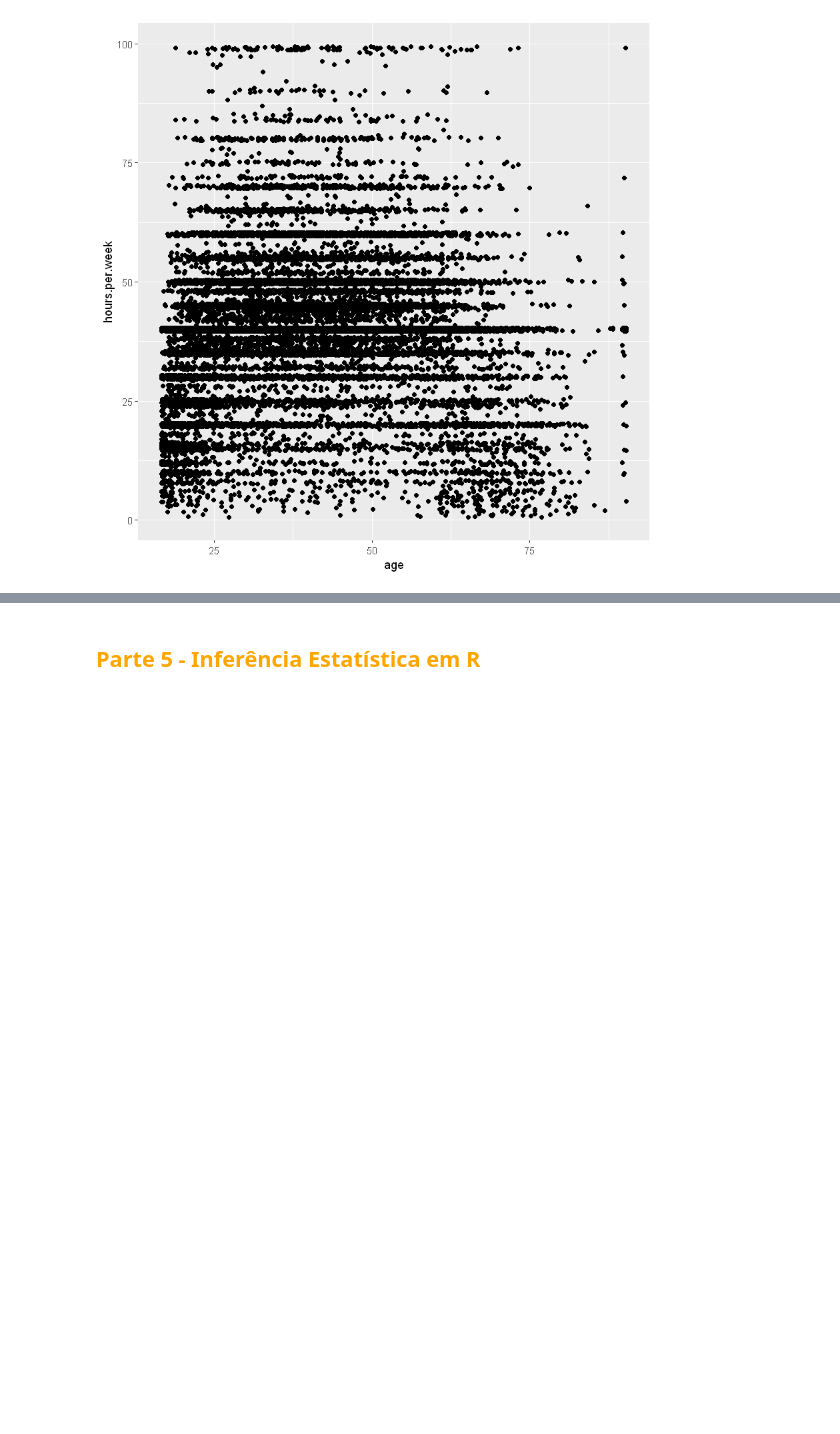
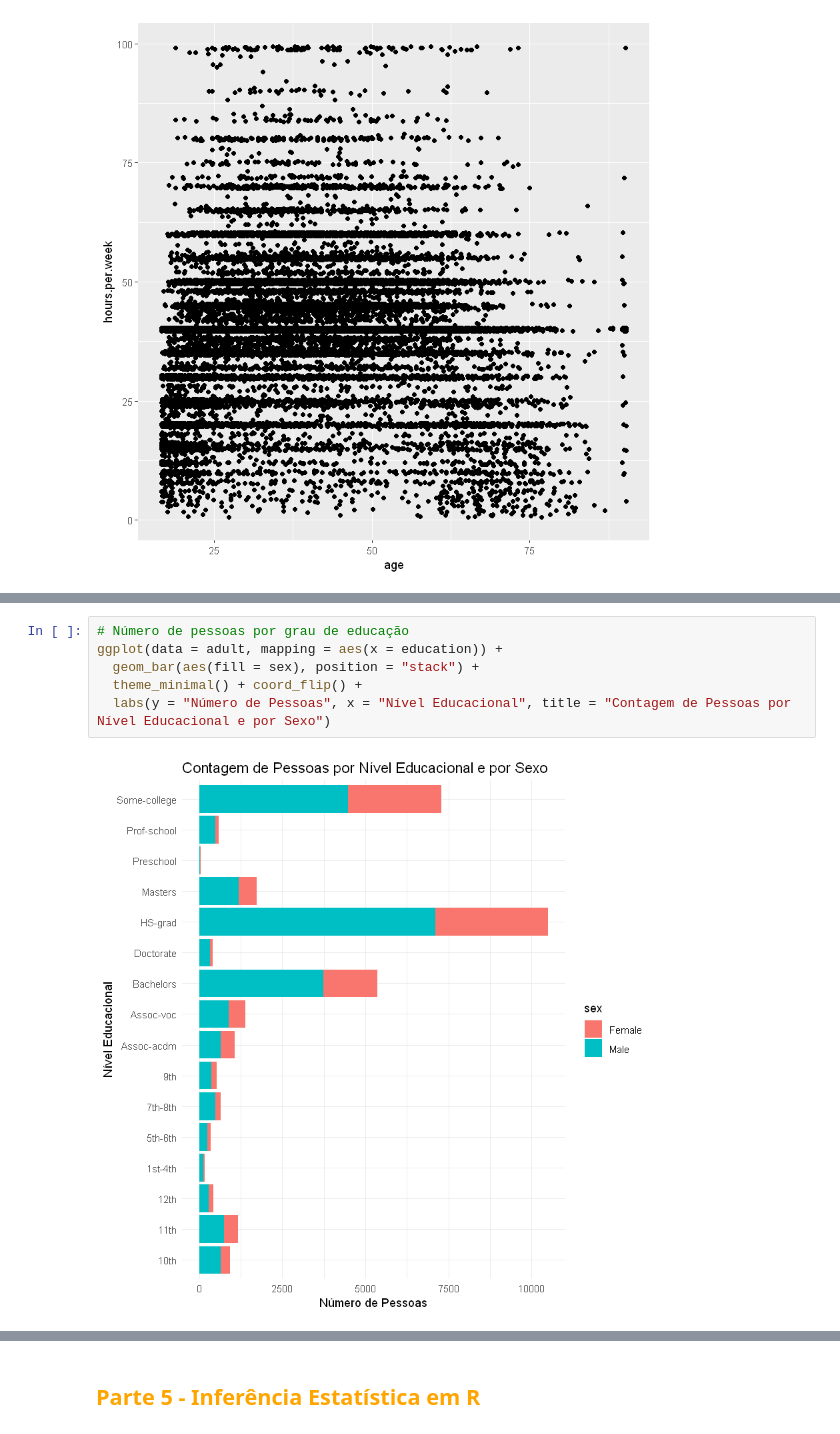
Before and after one commit to turing-usp/workshop_estatistica_com_R, a Jupyter notebook: Adult_gabarito.ipynb, the cells around one changed output, grey strips where cells are left out. Cells and saved outputs as stored; diff of their text form; blank space fills up the shorter version.

```diff
--- a/Adult_gabarito.ipynb
+++ b/Adult_gabarito.ipynb
@@ -757,0 +768,8 @@ labs(
+# %%
+# Número de pessoas por grau de educação
+ggplot(data = adult, mapping = aes(x = education)) +
+  geom_bar(aes(fill = sex), position = "stack") +
+  theme_minimal() + coord_flip() +
+  labs(y = "Número de Pessoas", x = "Nível Educacional", title = "Contagem de Pessoas por Nível Educacional e por Sexo")
+# %% [output]
+[figure, added]
```
Also changed, not shown: parts of 9 cells of this notebook.
